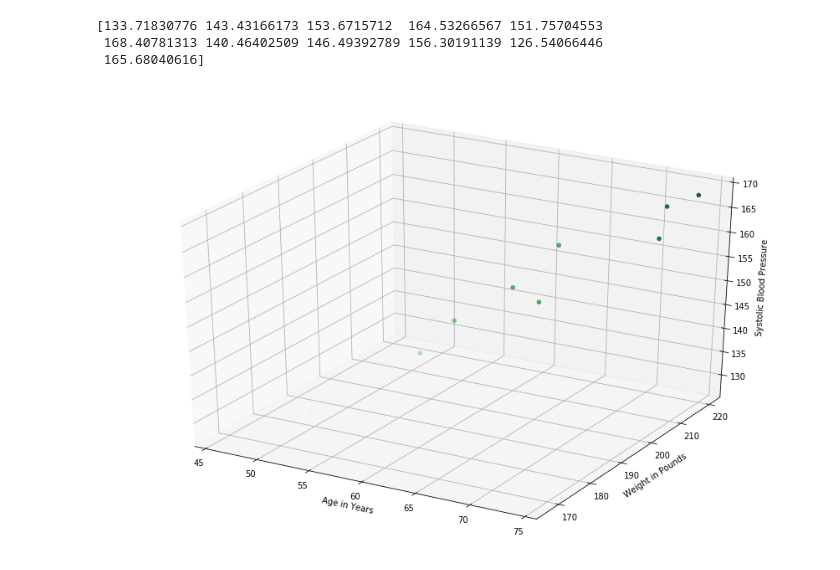
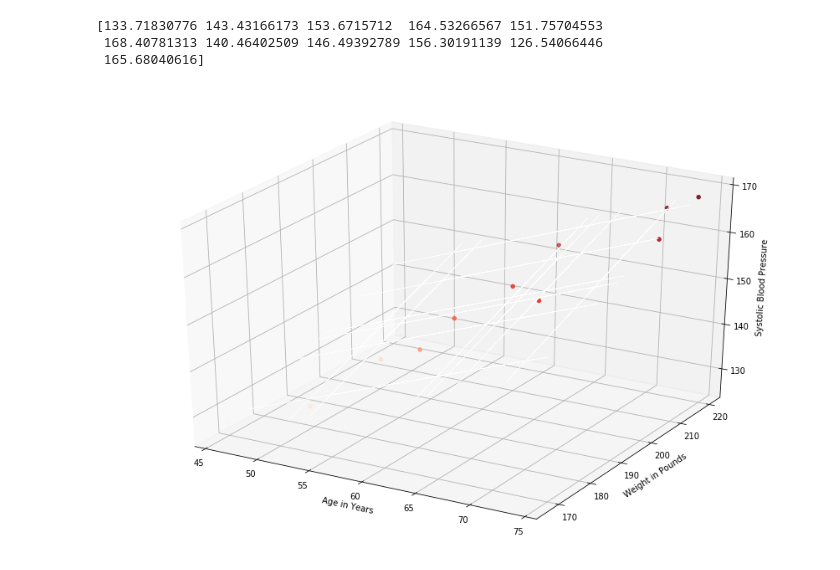
Before and after one commit to Nov05/Lambda-School-Data-Science, a Jupyter notebook: LSDS_Intro_Assignment_6_Linear_Algebra_Applications.ipynb, the cells around one changed output. Saved outputs shown, nothing was run; the diff lists cells and outputs as text; code cells hidden in the pictures.

```diff
--- a/LSDS_Intro_Assignment_6_Linear_Algebra_Applications.ipynb
+++ b/LSDS_Intro_Assignment_6_Linear_Algebra_Applications.ipynb
@@ -272,21 +272,24 @@ print(Y_hat)
  165.68040616]
 # %%
 from mpl_toolkits import mplot3d
+from matplotlib import cm
 %matplotlib inline
 
 fig = plt.figure(figsize=(15,10))
 ax = plt.axes(projection='3d')
 
-# Data for a three-dimensional line
-# ax.plot3D(s_data.X2, s_data.X3, Y_hat, 'gray')
+# Data for a three-dimensional wireframe
+x2v, x3v = np.meshgrid(s_data.X2, s_data.X3)
+yv = x2v * Beta[1,0] +x3v * Beta[2,0] + Beta[0,0]
+ax.plot_wireframe(x2v, x3v, yv, rstride=2, cstride=2, linewidth=0.5, color='white')
 
 # Data for three-dimensional scattered points
-ax.scatter3D(s_data.X2, s_data.X3, s_data.X1, c=s_data.X1, cmap='Greens');
+ax.scatter3D(s_data.X2, s_data.X3, s_data.X1, c=s_data.X1, cmap='Reds');
 ax.set_xlabel('Age in Years')
 ax.set_ylabel('Weight in Pounds')
 ax.set_zlabel('Systolic Blood Pressure');
 # %% [output]
-[figure, old version]
+[figure, new version]
 # %%
 ax.view_init(60, 35)
 fig
```
Also changed, not shown: parts of 1 cell of this notebook.
